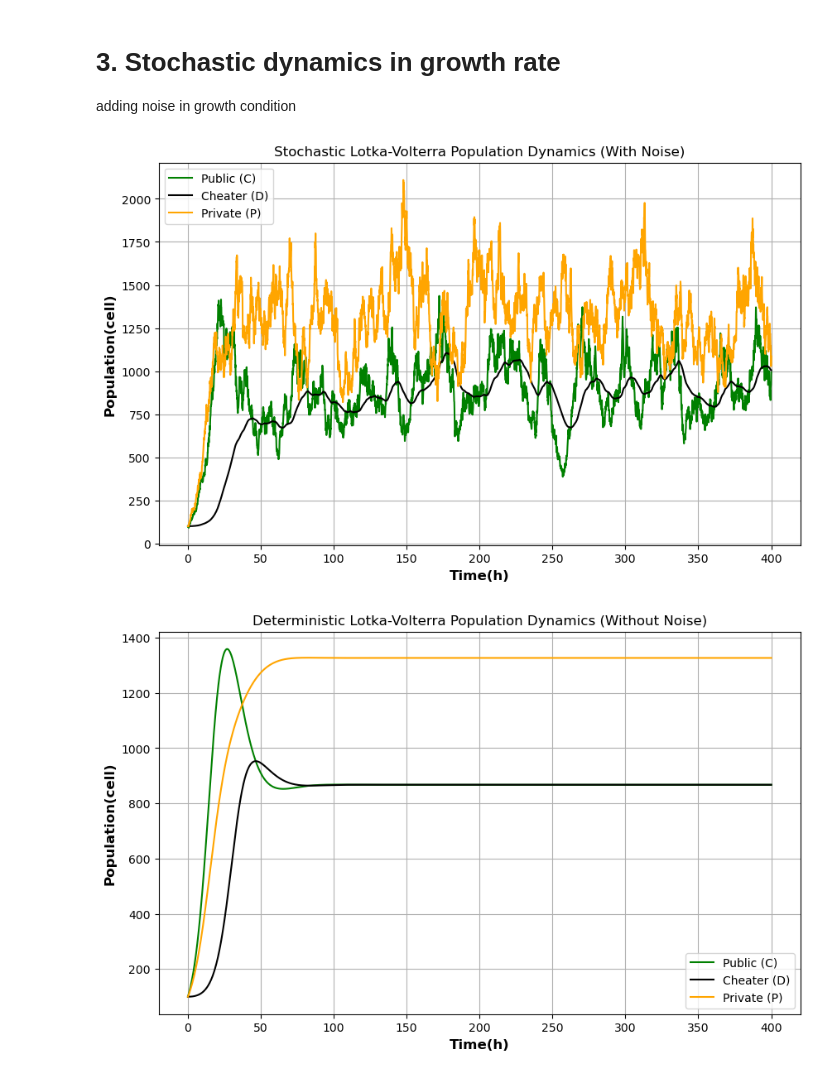
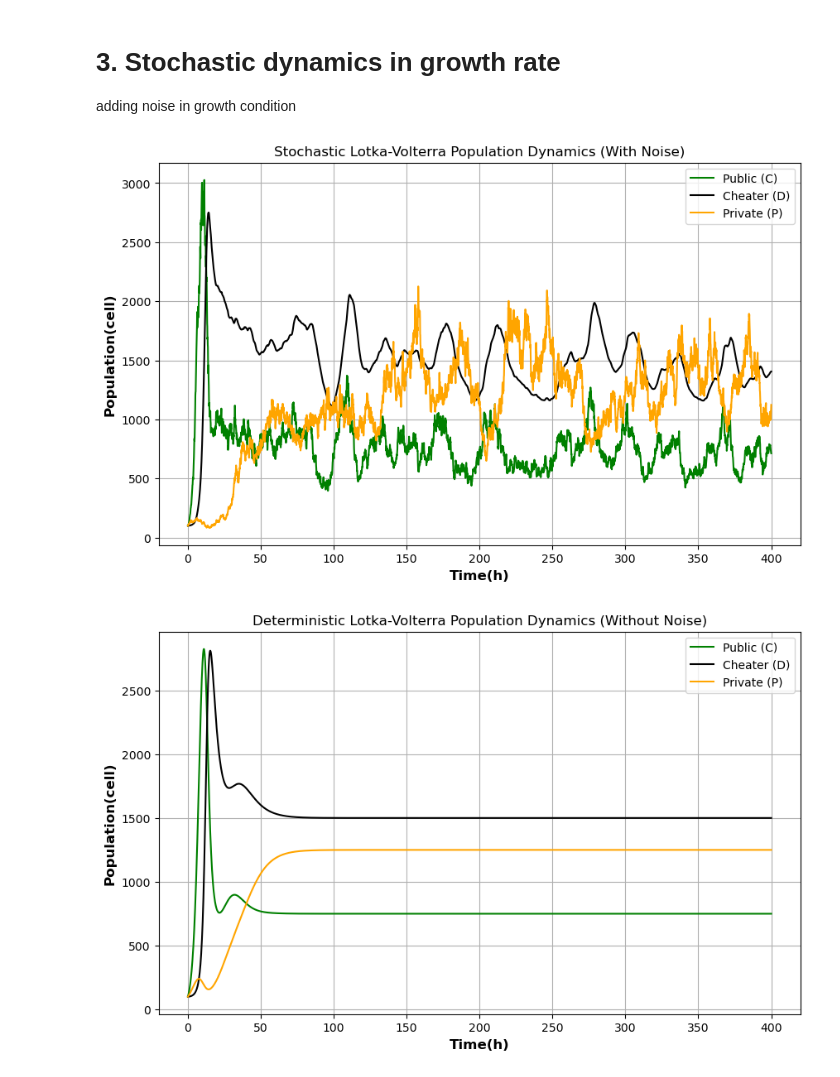
Before and after one commit to Computational-Biology-Aachen/FightClub, a Jupyter notebook: main.ipynb, the cells around one changed output. Saved outputs shown, nothing was run; the diff lists cells and outputs as text; code cells hidden in the pictures.

```diff
--- a/main.ipynb
+++ b/main.ipynb
@@ -178,7 +60,7 @@ t = np.linspace(0, 200, 500)
 os.makedirs("output/figures", exist_ok=True)
 
 # Define colors for populations and line styles for ratios
-colors = {"Public (C)": "green", "Cheater (D)": "black", "Private (P)": "blue"}
+colors = {"Public (C)": "green", "Cheater (D)": "black", "Private (P)": "orange"}
 line_styles = {
     "1:1:1": "-",
     "1:5:1": "--",
@@ -195,7 +77,8 @@ def simulate_population(t, ratios, colors, line_styles, parameters, save_name_su
                 parameters["nu"],
                 parameters["beta"],
                 parameters["alpha"],
-                parameters["mu"],
+                parameters["r_c"],
+                parameters["r_p"],
                 parameters["gamma"],
                 parameters["eta"],
             ))
@@ -222,6 +105,6 @@ def simulate_population(t, ratios, colors, line_styles, parameters, save_name_su
         plt.savefig(output_file, dpi=300)
         plt.show()
 # %%
-t_updated = np.linspace(0, 200, 1000)
+t_updated = np.linspace(0, 40, 1000)
 simulate_population(t_updated, ratios, colors, line_styles, parameters, save_name_suffix="cheater_ra")
 # %% [output]
@@ -231,6 +114,6 @@ simulate_population(t_updated, ratios, colors, line_styles, parameters, save_nam
 # %% [markdown]
 ## longer time period
 # %%
-t_updated = np.linspace(0, 2000, 1000)
+t_updated = np.linspace(0, 200, 1000)
 simulate_population(t_updated, ratios, colors, line_styles, parameters, save_name_suffix="updated_time")
 # %% [output]
@@ -261,4 +144,4 @@ simulate_population(t_updated, ratios_updated, colors, line_styles, parameters,
 # %%
-t_updated = np.linspace(0, 200, 1000)
+t_updated = np.linspace(0, 40, 1000)
 simulate_population(t_updated, ratios_updated, colors, line_styles, parameters, save_name_suffix="public_ratio")
 # %% [output]
@@ -318,7 +156,7 @@ adding noise in growth condition
 # %%
 import numpy as np
 import matplotlib.pyplot as plt
-from src.sto_parameters import parameters
+from src.parameters import parameters
 
 # Simulation Function
 def simulate_population(T, dt, C0, D0, P0, params, noise=True):
@@ -340,10 +178,10 @@ def simulate_population(T, dt, C0, D0, P0, params, noise=True):
         dW_p = np.random.normal(0, np.sqrt(dt)) if noise else 0
 
         # Stochastic differential equations
-        dC = (params["r_c0"] * C[t-1] - params["alpha"] * C[t-1] * D[t-1] - params["beta"] * C[t-1] * P[t-1] - params["lambda_"] * C[t-1]**2) * dt \
+        dC = (params["r_c"] * C[t-1] - params["alpha"] * C[t-1] * D[t-1] - params["beta"] * C[t-1] * P[t-1] - params["eta"] * C[t-1]**2) * dt \
              + params["sigma_c"] * C[t-1] * dW_c
         dD = (params["alpha"] * C[t-1] * D[t-1] - params["nu"] * D[t-1]**2) * dt
-        dP = (params["r_p0"] * P[t-1] - params["beta"] * P[t-1] * C[t-1] - params["gamma"] * P[t-1]**2) * dt \
+        dP = (params["r_p"] * P[t-1] - params["beta"] * P[t-1] * C[t-1] - params["gamma"] * P[t-1]**2) * dt \
              + params["sigma_p"] * P[t-1] * dW_p
 
         # Update populations
@@ -361,32 +199,32 @@ C0, D0, P0 = 100, 100, 100  # Initial conditions
 # Simulate with noise
 time, C_noise, D_noise, P_noise = simulate_population(T, dt, C0, D0, P0, parameters, noise=True)
 
 # Plot with noise
 plt.figure(figsize=(10, 6))
 plt.plot(time, C_noise, label='Public (C)', color='green')
 plt.plot(time, D_noise, label='Cheater (D)', color='black')
 plt.plot(time, P_noise, label='Private (P)', color='orange')
 plt.title('Stochastic Lotka-Volterra Population Dynamics (With Noise)')
 plt.xlabel('Time(h)', fontsize=12, fontweight='bold')
 plt.ylabel('Population(cell)', fontsize=12, fontweight='bold')
 plt.legend()
 plt.grid(True)
 plt.show()
 
 # Simulate without noise
 time, C_det, D_det, P_det = simulate_population(T, dt, C0, D0, P0, parameters, noise=False)
 
 # Plot without noise
 plt.figure(figsize=(10, 6))
 plt.plot(time, C_det, label='Public (C)', color='green')
 plt.plot(time, D_det, label='Cheater (D)', color='black')
 plt.plot(time, P_det, label='Private (P)', color='orange')
 plt.title('Deterministic Lotka-Volterra Population Dynamics (Without Noise)')
 plt.xlabel('Time(h)', fontsize=12, fontweight='bold')
 plt.ylabel('Population(cell)', fontsize=12, fontweight='bold')
 plt.legend()
 plt.grid(True)
 plt.show()
 # %% [output]
-[figure, old version]
+[figure, new version]
-[figure, old version]
+[figure, new version]
```
Also changed, not shown: parts of 22 cells of this notebook, 2 other files.
